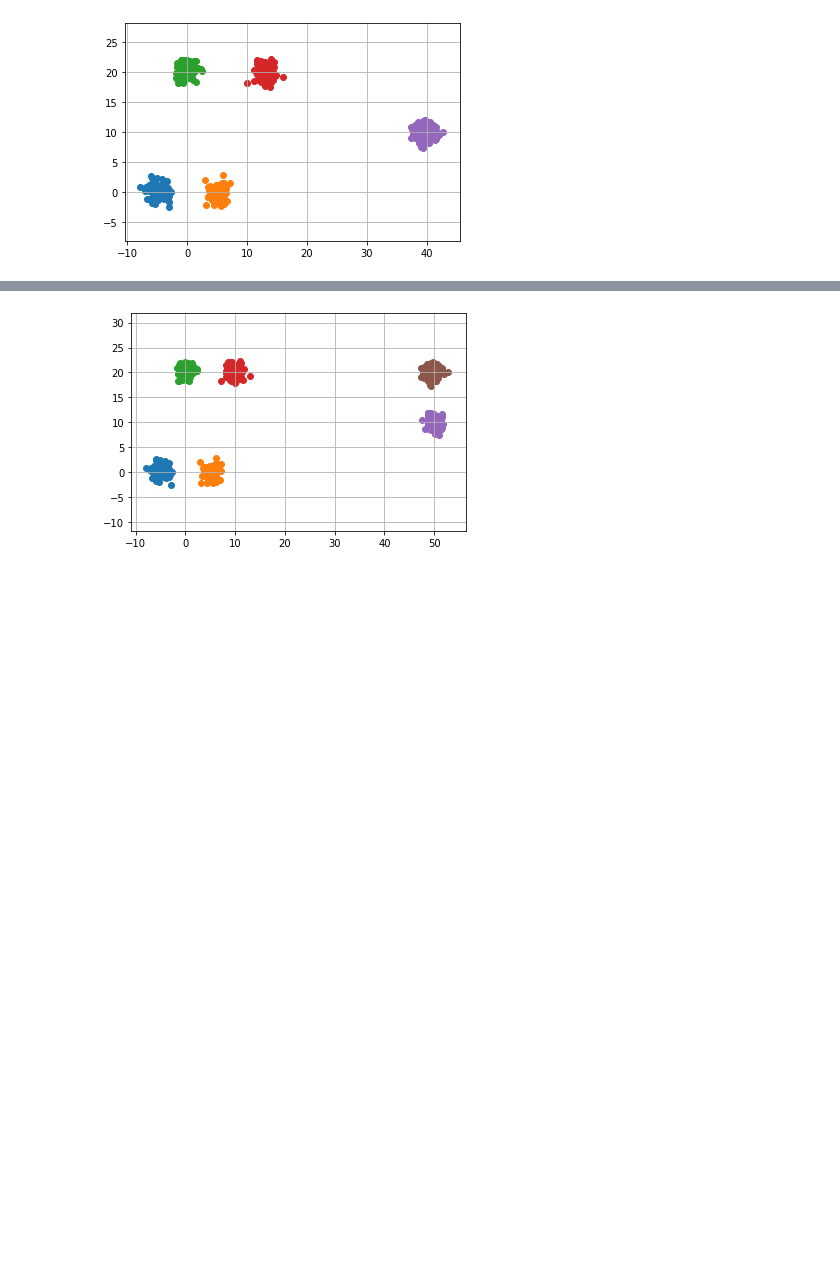
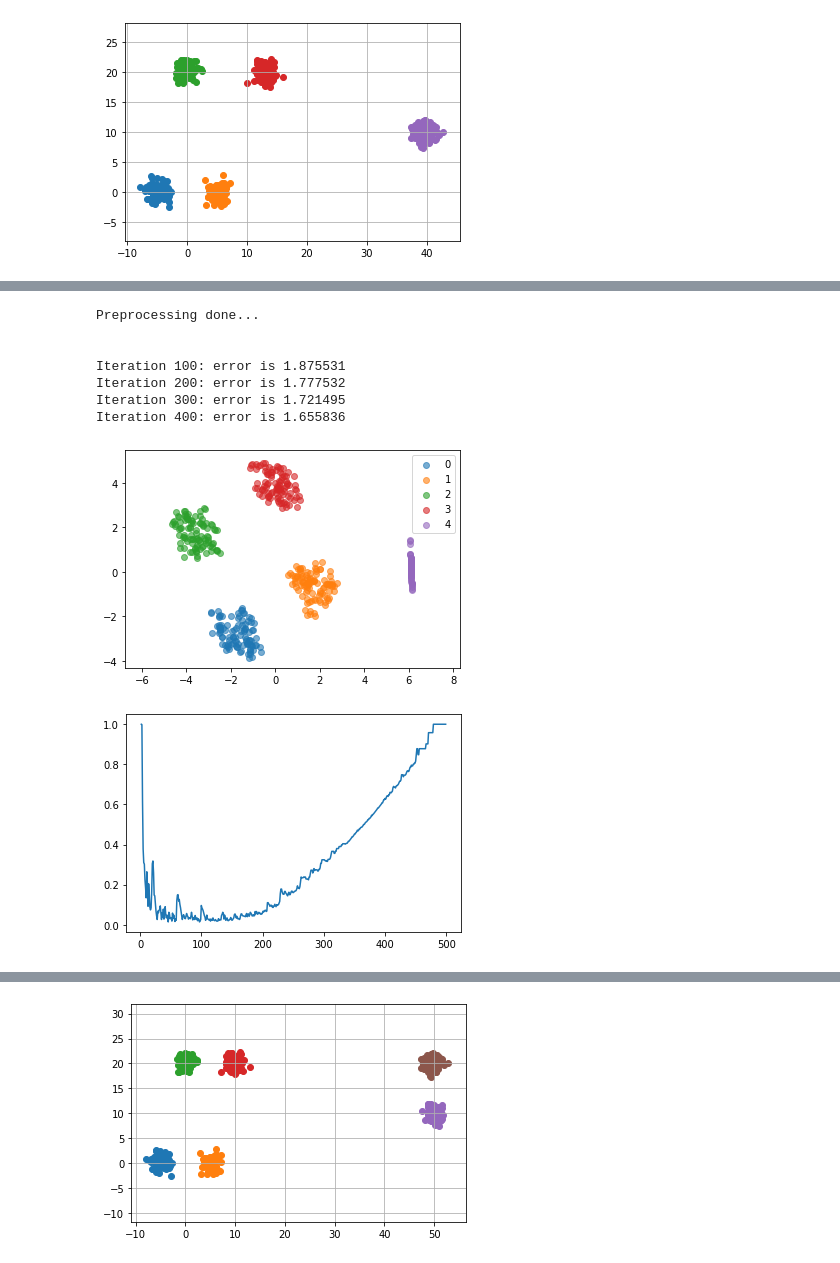
Before and after one commit to subramanianjayant/MSTER-ALS-Matrix-Factorization, a Jupyter notebook: tsne/Experiments.ipynb, the cells around one changed output, grey strips where cells are left out. Cells and saved outputs as stored; diff of their text form; code cells hidden in the pictures; blank space fills up the shorter version.

```diff
--- a/tsne/Experiments.ipynb
+++ b/tsne/Experiments.ipynb
@@ -152,0 +382,12 @@ plot_blobs(X,y)
+# %%
+late_exaggerated = modified_tsne(X, htsne_result, y, iterations = 400)
+# %% [output]
+Preprocessing done...
+
+
+Iteration 100: error is 1.875531
+Iteration 200: error is 1.777532
+Iteration 300: error is 1.721495
+Iteration 400: error is 1.655836
+[figure, added]
+[figure, added]
```
Also changed, not shown: parts of 68 cells of this notebook, 6 other files.
